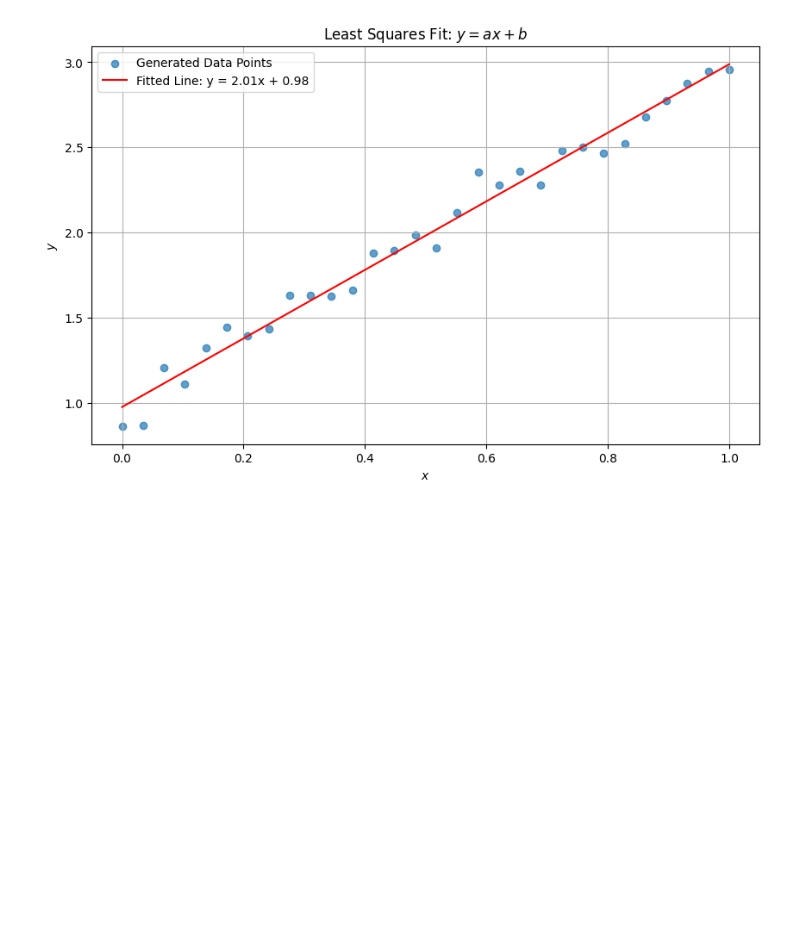
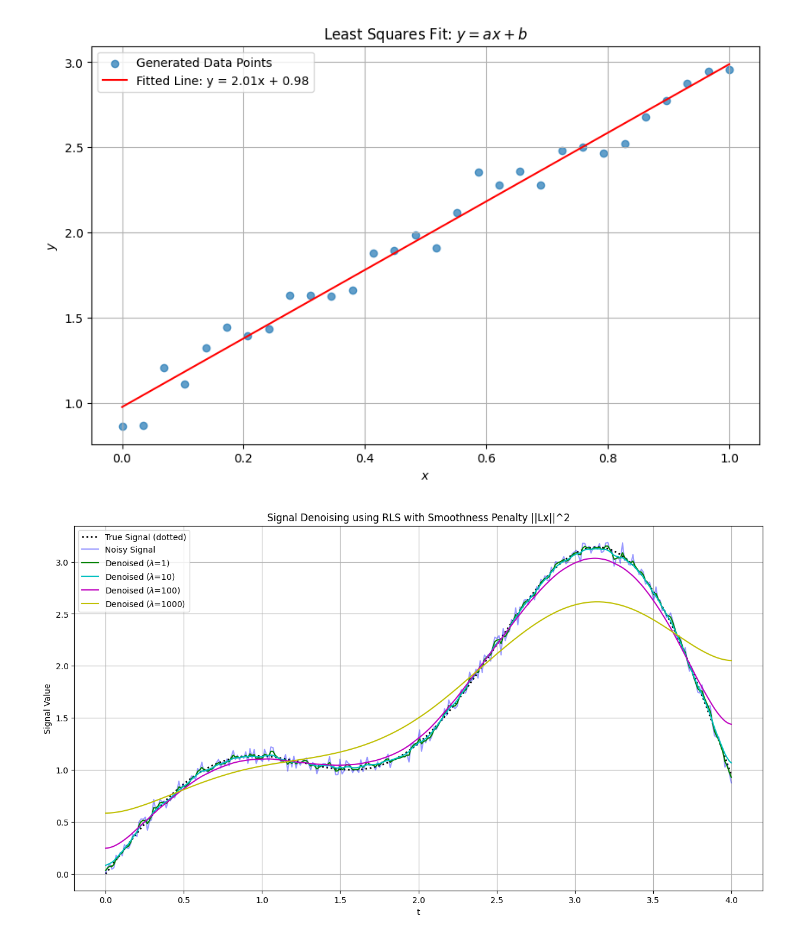
Before and after one commit to maxmartin40/MATH-5770-Code, a Jupyter notebook: Least Squares.ipynb, the cells around one changed output. Drawn from its saved outputs; the diff is of its cells as text; code cells hidden in the pictures; blank space fills up the shorter version.

Commit message:
Add regularization to linear regression

```diff
--- a/Least Squares.ipynb
+++ b/Least Squares.ipynb
@@ -51,3 +51,47 @@ plt.grid(True)
 plt.show()
 # %% [output]
 [figure]
+# %%
+# 1. Generate the true signal x
+t = np.linspace(0, 4, 300)
+x = np.sin(t) + t * (np.cos(t)**2)
+
+# 2. Add normally distributed noise to get b
+np.random.seed(314)
+noise = 0.05 * np.random.randn(300)
+b = x + noise
+
+# 3. Define regularization parameters and the smoothness operator
+lambdas = [1, 10, 100, 1000]
+
+n = len(t)
+# First-order difference matrix L: (n-1) x n
+# Lx = [x1-x0, x2-x1,...] - penalizes roughness
+L = np.zeros((n-1, n))
+L[:, 0:n-1] -= np.eye(n-1)
+L[:, 1:n] += np.eye(n-1)
+
+denoised_signals = {}
+for lam in lambdas:
+    A_reg = np.eye(n) + lam * (L.T @ L)
+    x_rls = np.linalg.solve(A_reg, b) # better than inv()
+    denoised_signals[lam] = x_rls
+
+# 4. Plot
+plt.figure(figsize=(15, 8))
+plt.plot(t, x, 'k:', linewidth=2, label='True Signal (dotted)')
+plt.plot(t, b, 'b-', alpha=0.4, label='Noisy Signal')
+
+colors = ['g', 'c', 'm', 'y']
+for i, lam in enumerate(lambdas):
+    plt.plot(t, denoised_signals[lam], color=colors[i], linewidth=1.5,
+             label=rf'Denoised ($\lambda$={lam})')
+
+plt.title('Signal Denoising using RLS with Smoothness Penalty ||Lx||^2')
+plt.xlabel('t')
+plt.ylabel('Signal Value')
+plt.legend()
+plt.grid(True)
+plt.show()
+# %% [output]
+[figure, added]
```
